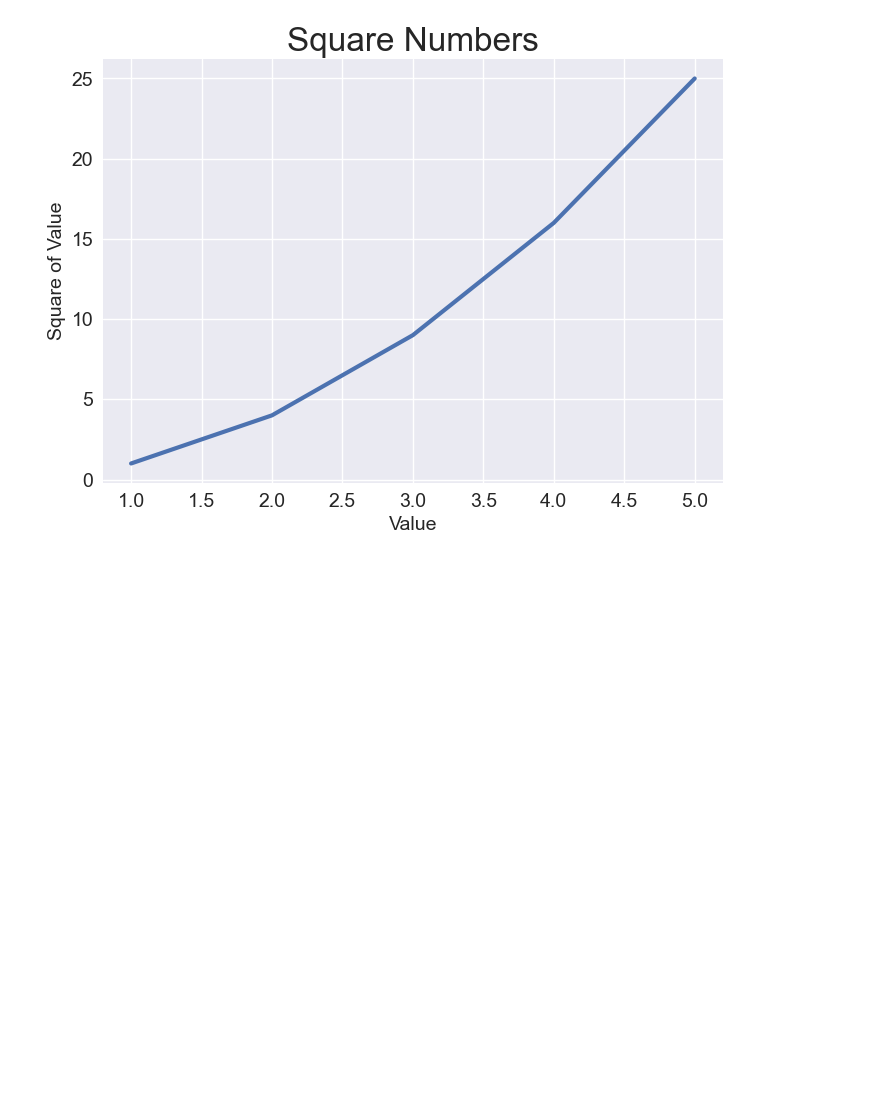
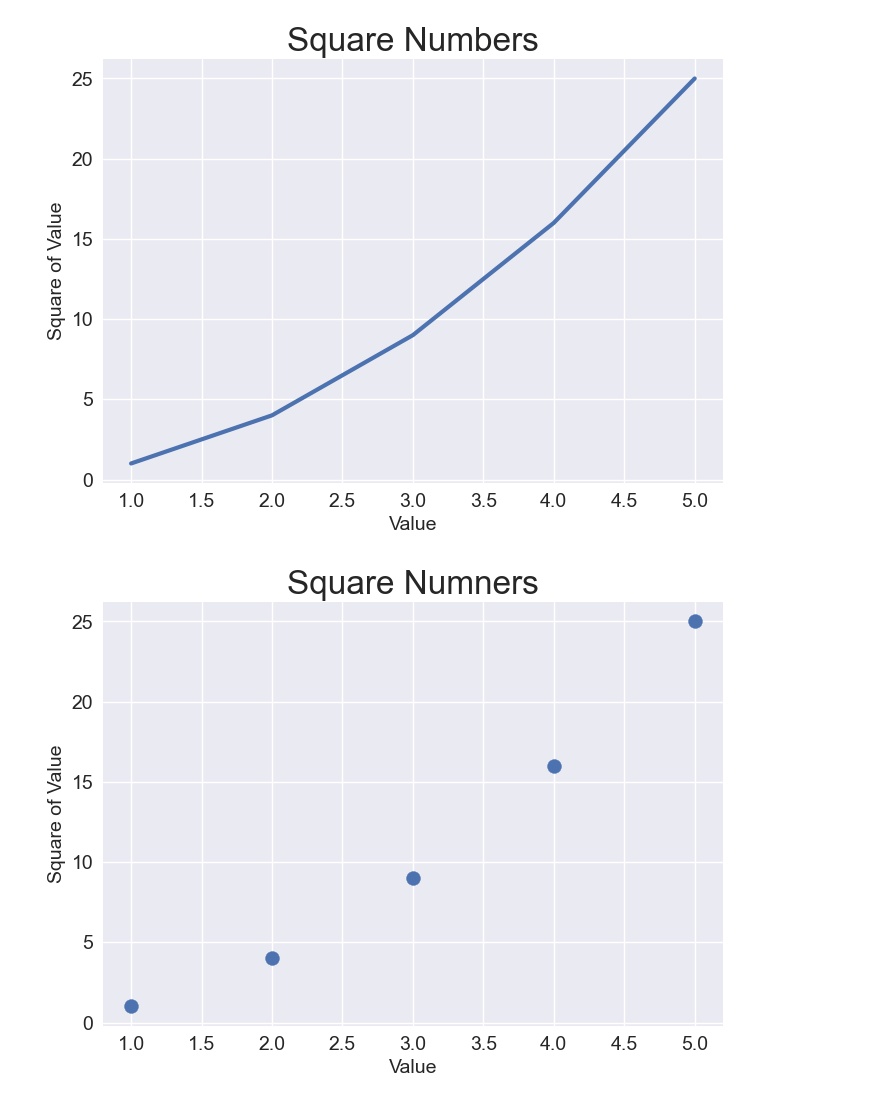
Before and after one commit to goldfishdolphin/data-visualizaion, a Jupyter notebook: data_generation.ipynb, the cells around one changed output. Saved outputs shown, nothing was run; the diff lists cells and outputs as text; code cells hidden in the pictures; blank space fills up the shorter version.

Commit message:
plot a scatter graph

```diff
--- a/data_generation.ipynb
+++ b/data_generation.ipynb
@@ -34,0 +32,14 @@ plt.show()
+# %%
+plt.style.use('seaborn-v0_8')
+fig, ax = plt.subplots()
+x_values = [1, 2, 3, 4, 5]
+y_values = [1, 4, 9, 16, 25]
+
+ax.scatter(x_values,y_values, s=100)
+ax.set_title("Square Numners", fontsize=24)
+ax.set_xlabel("Value", fontsize=14)
+ax.set_ylabel("Square of Value", fontsize=14)
+ax.tick_params(labelsize =14)
+plt.show()
+# %% [output]
+[figure, added]
```
Also changed, not shown: parts of 2 cells of this notebook.
